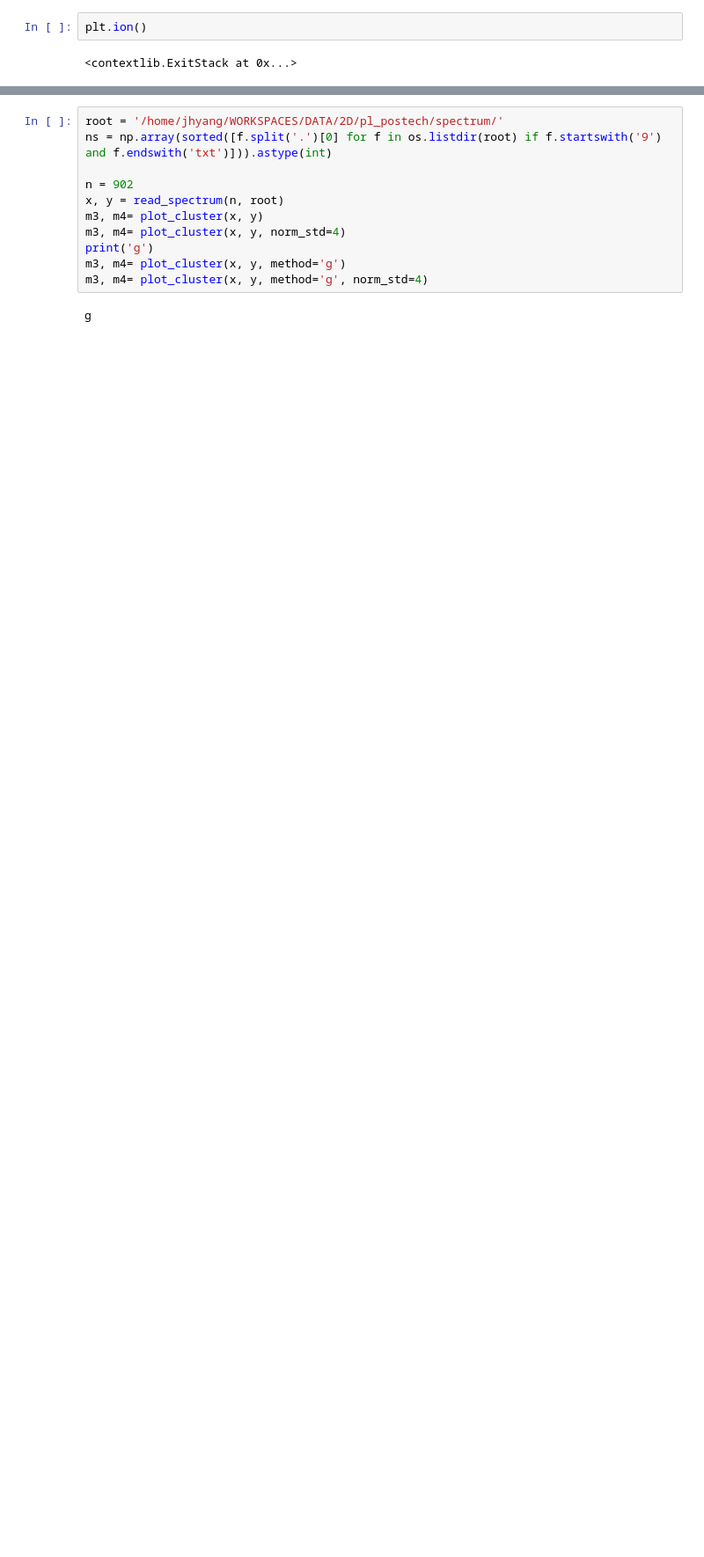
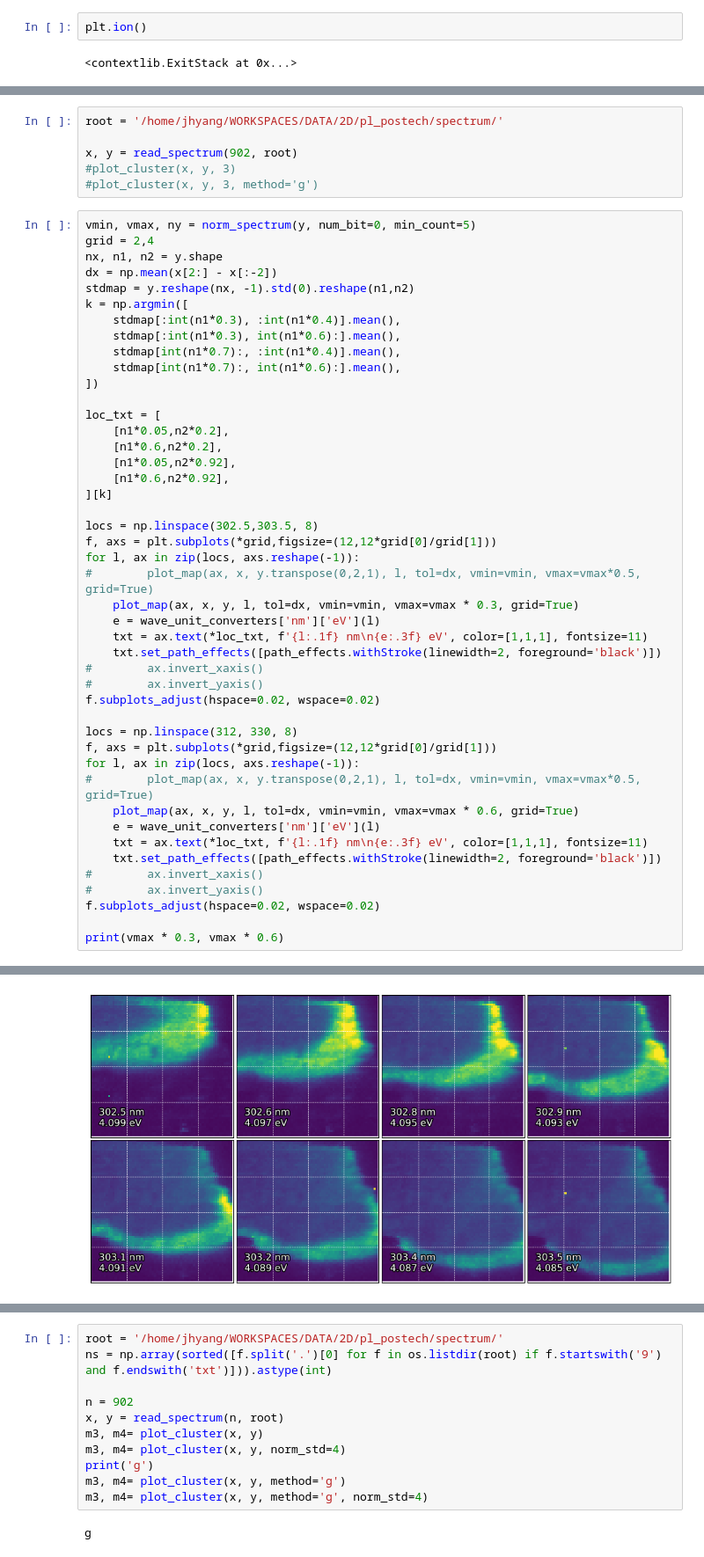
Before and after one commit to git-jhyang/KRICT_opticmapping, a Jupyter notebook: notebooks/clustering_hbn.ipynb, the cells around one changed output, grey strips where cells are left out. Shown at 88% size. Saved outputs shown, nothing was run; the diff lists cells and outputs as text; blank space fills up the shorter version.

```diff
--- a/notebooks/clustering_hbn.ipynb
+++ b/notebooks/clustering_hbn.ipynb
@@ -321,0 +338,52 @@ axs[2].imshow(ny[900], vmin=0, vmax=z)
+# %%
+root = '/home/jhyang/WORKSPACES/DATA/2D/pl_postech/spectrum/'
+
+x, y = read_spectrum(902, root)
+#plot_cluster(x, y, 3)
+#plot_cluster(x, y, 3, method='g')
+# %%
+vmin, vmax, ny = norm_spectrum(y, num_bit=0, min_count=5)
+grid = 2,4
+nx, n1, n2 = y.shape
+dx = np.mean(x[2:] - x[:-2])
+stdmap = y.reshape(nx, -1).std(0).reshape(n1,n2)
+k = np.argmin([
+    stdmap[:int(n1*0.3), :int(n1*0.4)].mean(),
+    stdmap[:int(n1*0.3), int(n1*0.6):].mean(),
+    stdmap[int(n1*0.7):, :int(n1*0.4)].mean(),
+    stdmap[int(n1*0.7):, int(n1*0.6):].mean(),
+])
+
+loc_txt = [
+    [n1*0.05,n2*0.2],
+    [n1*0.6,n2*0.2],
+    [n1*0.05,n2*0.92],
+    [n1*0.6,n2*0.92],
+][k]
+
+locs = np.linspace(302.5,303.5, 8)
+f, axs = plt.subplots(*grid,figsize=(12,12*grid[0]/grid[1]))
+for l, ax in zip(locs, axs.reshape(-1)):
+#        plot_map(ax, x, y.transpose(0,2,1), l, tol=dx, vmin=vmin, vmax=vmax*0.5, grid=True)
+    plot_map(ax, x, y, l, tol=dx, vmin=vmin, vmax=vmax * 0.3, grid=True)
+    e = wave_unit_converters['nm']['eV'](l)
+    txt = ax.text(*loc_txt, f'{l:.1f} nm\n{e:.3f} eV', color=[1,1,1], fontsize=11)
+    txt.set_path_effects([path_effects.withStroke(linewidth=2, foreground='black')])
+#        ax.invert_xaxis()
+#        ax.invert_yaxis()
+f.subplots_adjust(hspace=0.02, wspace=0.02)
+
+locs = np.linspace(312, 330, 8)
+f, axs = plt.subplots(*grid,figsize=(12,12*grid[0]/grid[1]))
+for l, ax in zip(locs, axs.reshape(-1)):
+#        plot_map(ax, x, y.transpose(0,2,1), l, tol=dx, vmin=vmin, vmax=vmax*0.5, grid=True)
+    plot_map(ax, x, y, l, tol=dx, vmin=vmin, vmax=vmax * 0.6, grid=True)
+    e = wave_unit_converters['nm']['eV'](l)
+    txt = ax.text(*loc_txt, f'{l:.1f} nm\n{e:.3f} eV', color=[1,1,1], fontsize=11)
+    txt.set_path_effects([path_effects.withStroke(linewidth=2, foreground='black')])
+#        ax.invert_xaxis()
+#        ax.invert_yaxis()
+f.subplots_adjust(hspace=0.02, wspace=0.02)
+
+print(vmax * 0.3, vmax * 0.6)
+# %% [output]
@@ -321,0 +391 @@ axs[2].imshow(ny[900], vmin=0, vmax=z)
+[figure, added]
```
Also changed, not shown: parts of 16 cells of this notebook, 2 other files.
